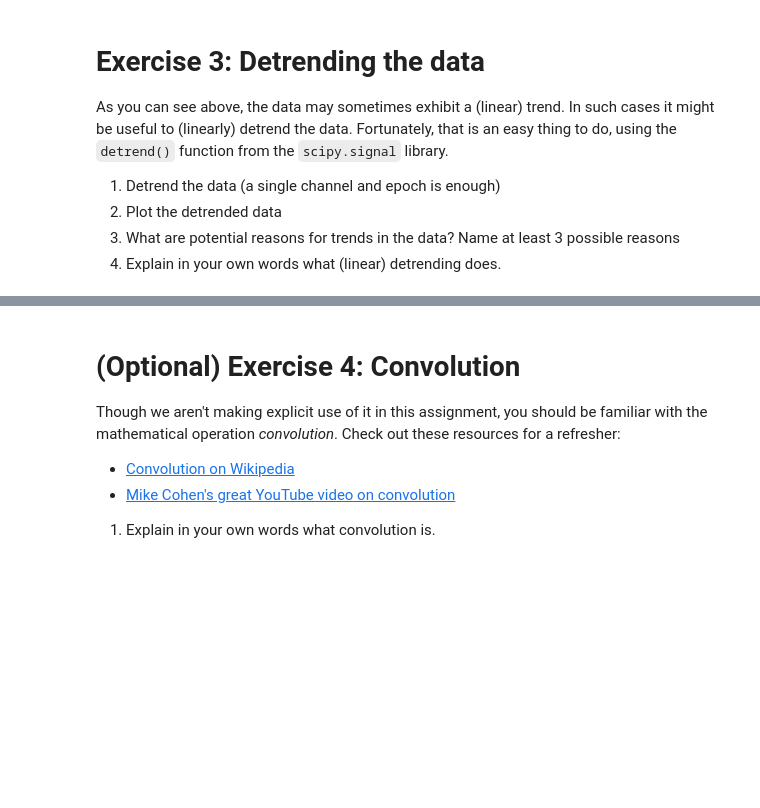
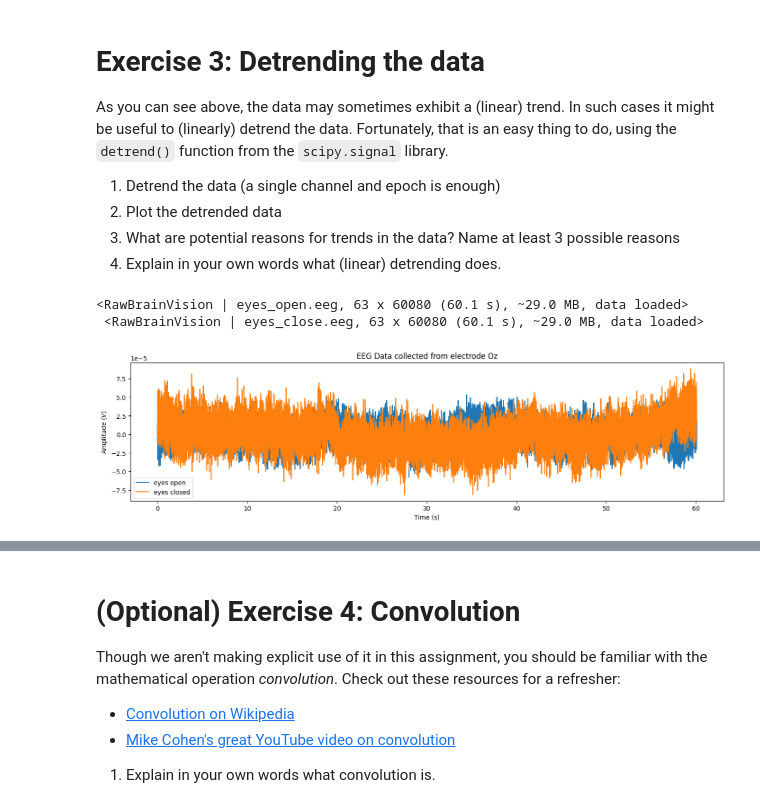
Before and after one commit to pschristodoulou/BCI_course, a Jupyter notebook: Assignments/Assignment8/assignment_08_signal_analysis.ipynb, the cells around one changed output, grey strips where cells are left out. Cells and saved outputs as stored; diff of their text form; code cells hidden in the pictures; blank space fills up the shorter version.

Commit message:
Assignment 8 init data and exercise till 6 half done

```diff
--- a/Assignments/Assignment8/assignment_08_signal_analysis.ipynb
+++ b/Assignments/Assignment8/assignment_08_signal_analysis.ipynb
@@ -71,0 +73,21 @@ As you can see above, the data may sometimes exhibit a (linear) trend. In such c
+# %%
+# Answer here
+from scipy.signal import detrend
+print((eyes_open),'\n',(eyes_closed))
+dtd_eyes_open = detrend(eyes_open["Oz"][0].flatten(), type='linear')
+dtd_eyes_closed = detrend(eyes_closed["Oz"][0].flatten(), type='linear')
+# print(eyes_open["Oz"][0])
+# print(eyes_open.times)
+
+plt.figure(figsize=(17, 4))
+plt.plot(eyes_open.times, dtd_eyes_open, label='eyes open')
+plt.plot(eyes_closed.times, dtd_eyes_closed, label='eyes closed')
+plt.legend()
+plt.xlabel('Time (s)')
+plt.ylabel('Amplitude ($V$)')
+plt.title('EEG Data collected from electrode Oz')
+plt.show()
+# %% [output]
+<RawBrainVision | eyes_open.eeg, 63 x 60080 (60.1 s), ~29.0 MB, data loaded>
+ <RawBrainVision | eyes_close.eeg, 63 x 60080 (60.1 s), ~29.0 MB, data loaded>
+[figure, added]
```
Also changed, not shown: parts of 11 cells of this notebook, 9 other files.
